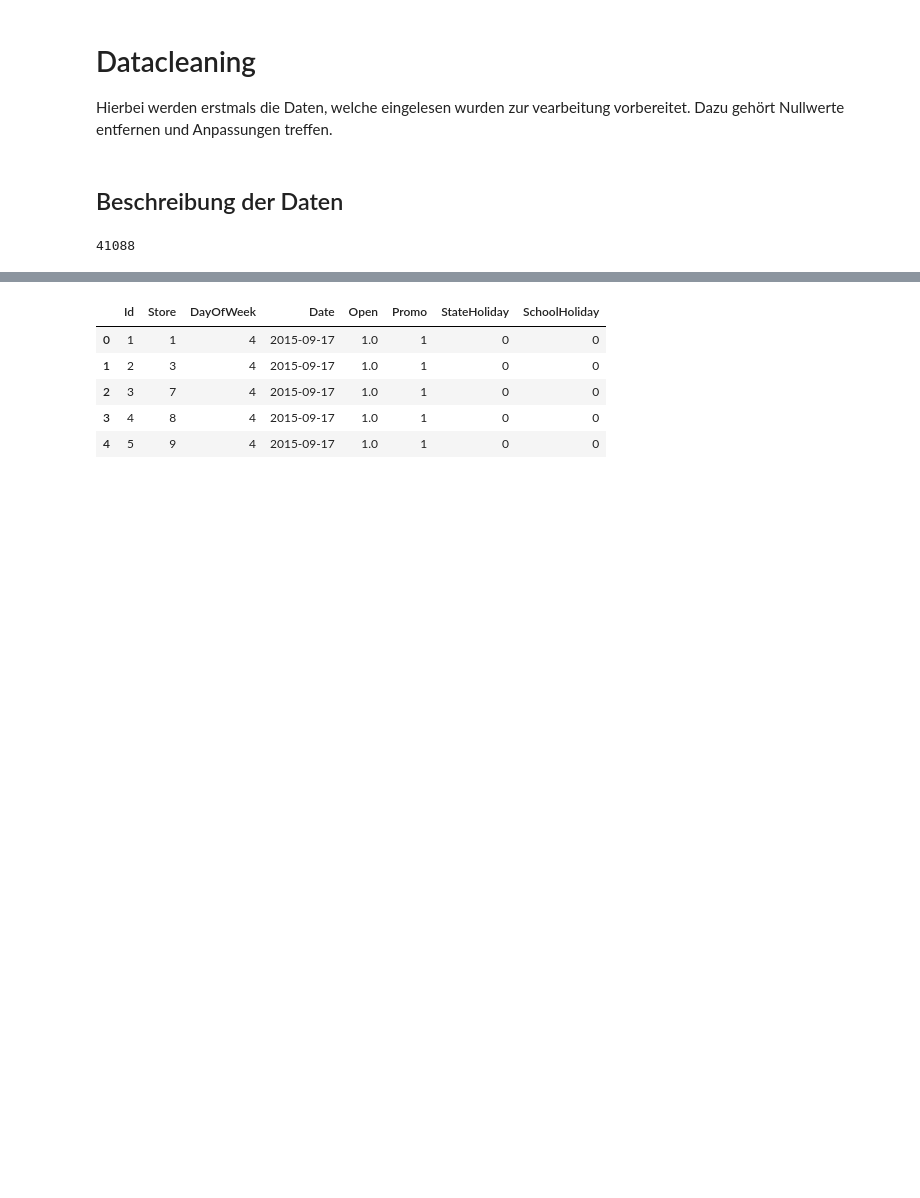
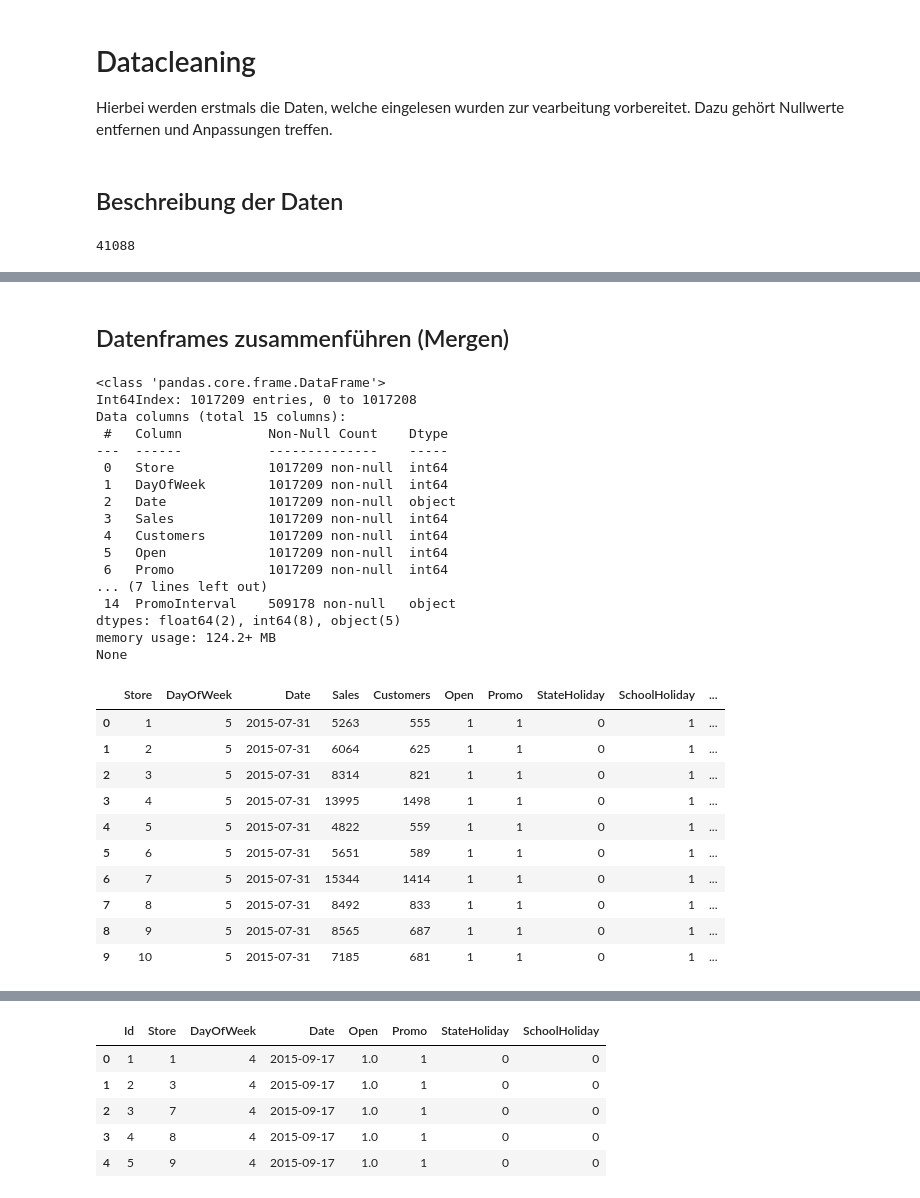
Before and after one commit to Max3978/Rossmann-Store-Sales, a Jupyter notebook: DataCleaning.ipynb, the cells around one changed output, grey strips where cells are left out. Drawn from its saved outputs; the diff is of its cells as text; code cells hidden in the pictures; blank space fills up the shorter version.

```diff
--- a/DataCleaning.ipynb
+++ b/DataCleaning.ipynb
@@ -40,0 +56,6 @@ memory usage: 87.2+ KB
+# %%
+# Drop CompetitionDistance, CompetitionOpenSinceMonth, CompetitionOpenSinceYear columns
+store.drop(['CompetitionDistance', 'CompetitionOpenSinceMonth', 'CompetitionOpenSinceYear'], axis=1, inplace=True)
+
+print(store.info())
+store.head(10)
@@ -40,0 +125,37 @@ memory usage: 87.2+ KB
+# %% [markdown]
+## Datenframes zusammenführen (Mergen)
+# %%
+# Merge train and store data
+merged_df = pd.merge(train, store, on='Store', how='left')
+
+print(merged_df.info())
+merged_df.head(10)
+# %% [output]
+<class 'pandas.core.frame.DataFrame'>
+Int64Index: 1017209 entries, 0 to 1017208
+Data columns (total 15 columns):
+ #   Column           Non-Null Count    Dtype
+---  ------           --------------    -----
+ 0   Store            1017209 non-null  int64
+ 1   DayOfWeek        1017209 non-null  int64
+ 2   Date             1017209 non-null  object
+ 3   Sales            1017209 non-null  int64
+ 4   Customers        1017209 non-null  int64
+ 5   Open             1017209 non-null  int64
+ 6   Promo            1017209 non-null  int64
+... (7 lines left out)
+ 14  PromoInterval    509178 non-null   object
+dtypes: float64(2), int64(8), object(5)
+memory usage: 124.2+ MB
+None
+|  | Store | DayOfWeek | Date | Sales | Customers | Open | Promo | StateHoliday | SchoolHoliday | ... |
+| 0 | 1 | 5 | 2015-07-31 | 5263 | 555 | 1 | 1 | 0 | 1 | ... |
+| 1 | 2 | 5 | 2015-07-31 | 6064 | 625 | 1 | 1 | 0 | 1 | ... |
+| 2 | 3 | 5 | 2015-07-31 | 8314 | 821 | 1 | 1 | 0 | 1 | ... |
+| 3 | 4 | 5 | 2015-07-31 | 13995 | 1498 | 1 | 1 | 0 | 1 | ... |
+| 4 | 5 | 5 | 2015-07-31 | 4822 | 559 | 1 | 1 | 0 | 1 | ... |
+| 5 | 6 | 5 | 2015-07-31 | 5651 | 589 | 1 | 1 | 0 | 1 | ... |
+| 6 | 7 | 5 | 2015-07-31 | 15344 | 1414 | 1 | 1 | 0 | 1 | ... |
+| 7 | 8 | 5 | 2015-07-31 | 8492 | 833 | 1 | 1 | 0 | 1 | ... |
+| 8 | 9 | 5 | 2015-07-31 | 8565 | 687 | 1 | 1 | 0 | 1 | ... |
+| 9 | 10 | 5 | 2015-07-31 | 7185 | 681 | 1 | 1 | 0 | 1 | ... |
```
Also changed, not shown: parts of 8 cells of this notebook.
